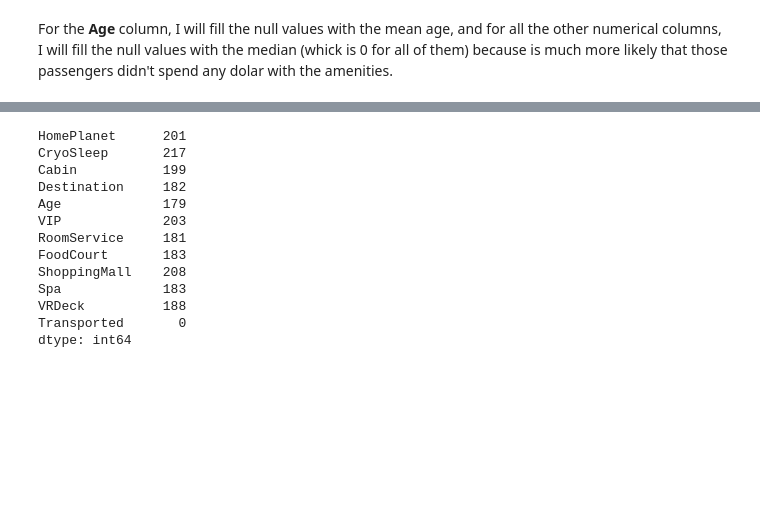
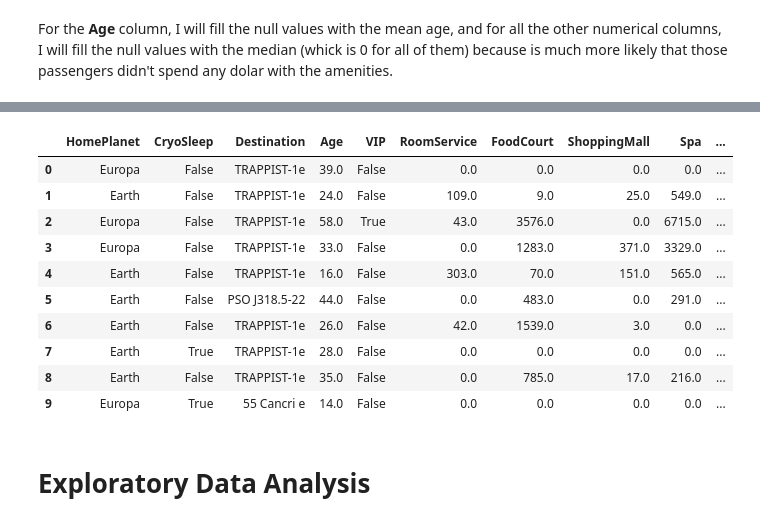
Before and after one commit to macedoti13/Spaceship-Titanic, a Jupyter notebook: Spaceship_survivors_prediction.ipynb, the cells around one changed output, grey strips where cells are left out. Drawn from its saved outputs; the diff is of its cells as text; code cells hidden in the pictures; blank space fills up the shorter version.

Commit message:
created deck column

```diff
--- a/Spaceship_survivors_prediction.ipynb
+++ b/Spaceship_survivors_prediction.ipynb
@@ -189,3 +189,7 @@ df_train.head()
 # %%
 # dropping on the test dataset
 useless_column_dropper(df_test)
+# %%
+df_train['Deck'] = df_train.Cabin.str[0]
+df_test['Deck'] = df_test.Cabin.str[0]
+df_train.head()
@@ -192,3 +203,6 @@ useless_column_dropper(df_test)
+# %%
+df_train.drop('Cabin', axis=1, inplace=True)
+df_test.drop('Cabin', axis=1, inplace=True)
 # %% [markdown]
 ### Filling null values
 # %%
@@ -249,16 +277,16 @@ print()
-# %%
-df_train.isnull().sum()
-# %% [output]
-HomePlanet      201
-CryoSleep       217
-Cabin           199
-Destination     182
-Age             179
-VIP             203
-RoomService     181
-FoodCourt       183
-ShoppingMall    208
-Spa             183
-VRDeck          188
-Transported       0
-dtype: int64
+# %%
+df_train.head(10)
+# %% [output]
+|  | HomePlanet | CryoSleep | Destination | Age | VIP | RoomService | FoodCourt | ShoppingMall | Spa | ... |
+| 0 | Europa | False | TRAPPIST-1e | 39.0 | False | 0.0 | 0.0 | 0.0 | 0.0 | ... |
+| 1 | Earth | False | TRAPPIST-1e | 24.0 | False | 109.0 | 9.0 | 25.0 | 549.0 | ... |
+| 2 | Europa | False | TRAPPIST-1e | 58.0 | True | 43.0 | 3576.0 | 0.0 | 6715.0 | ... |
+| 3 | Europa | False | TRAPPIST-1e | 33.0 | False | 0.0 | 1283.0 | 371.0 | 3329.0 | ... |
+| 4 | Earth | False | TRAPPIST-1e | 16.0 | False | 303.0 | 70.0 | 151.0 | 565.0 | ... |
+| 5 | Earth | False | PSO J318.5-22 | 44.0 | False | 0.0 | 483.0 | 0.0 | 291.0 | ... |
+| 6 | Earth | False | TRAPPIST-1e | 26.0 | False | 42.0 | 1539.0 | 3.0 | 0.0 | ... |
+| 7 | Earth | True | TRAPPIST-1e | 28.0 | False | 0.0 | 0.0 | 0.0 | 0.0 | ... |
+| 8 | Earth | False | TRAPPIST-1e | 35.0 | False | 0.0 | 785.0 | 17.0 | 216.0 | ... |
+| 9 | Europa | True | 55 Cancri e | 14.0 | False | 0.0 | 0.0 | 0.0 | 0.0 | ... |
+# %% [markdown]
+# Exploratory Data Analysis
```
Also changed, not shown: parts of 5 cells of this notebook.
